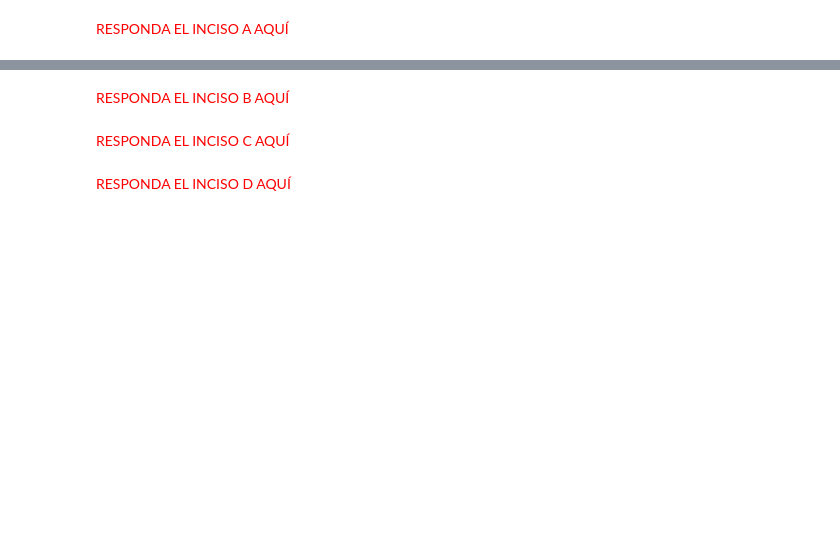
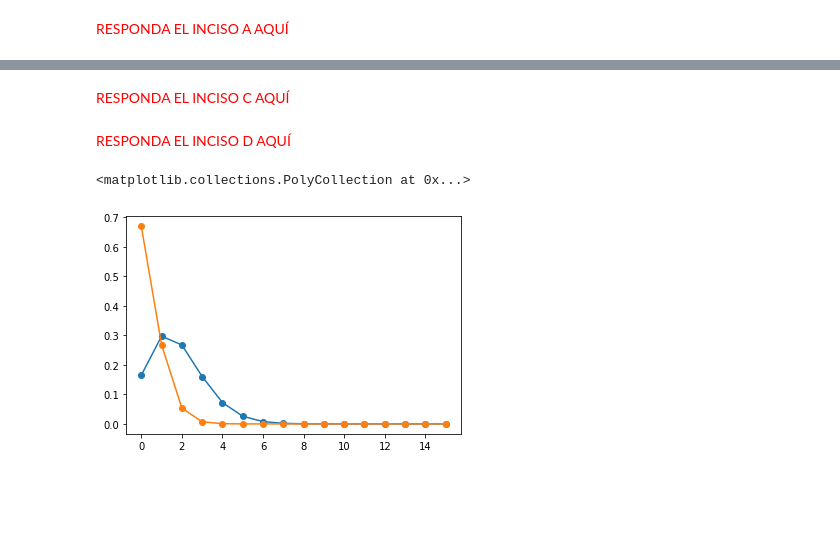
Before and after one commit to git-lu/intro-aprendizaje, a Jupyter notebook: practicos/IntML2020_Teoria_bayesiana_Normal_con_sol.ipynb, the cells around one changed output, grey strips where cells are left out. Cells and saved outputs as stored; diff of their text form; code cells hidden in the pictures; blank space fills up the shorter version.

```diff
--- a/practicos/IntML2020_Teoria_bayesiana_Normal_con_sol.ipynb
+++ b/practicos/IntML2020_Teoria_bayesiana_Normal_con_sol.ipynb
@@ -650,9 +764,21 @@ Considere el problema de clasificacion en dos categorias igualmente probables co
 # %% [markdown]
- <span style="color:red"> RESPONDA EL INCISO B AQUÍ </span>
+<span style="color:red"> RESPONDA EL INCISO C AQUÍ </span>
-# %% [markdown]
- <span style="color:red"> RESPONDA EL INCISO C AQUÍ </span>
 # %% [markdown]
  <span style="color:red"> RESPONDA EL INCISO D AQUÍ </span>
+# %%
+from scipy.stats import poisson
+from math import e
+lamda1 = 1.8
+lamda2 = 0.4
+f = lambda x: (e**(lamda2-lamda1))*((lamda1/lamda2)**x)
+x = np.linspace(0,15,16)
+f1 = f(x)
+plt.plot(x,poisson.pmf(x,lamda1),marker='o')
+plt.plot(x,poisson.pmf(x,lamda2),marker='o')
+plt.fill_between(x,0,f1,where = (f1 < 1),label='Clase 1')
+# %% [output]
+<matplotlib.collections.PolyCollection at 0x...>
+[figure, added]
 # %% [markdown]
 <br>
 <br>
```
Also changed, not shown: parts of 17 cells of this notebook.
